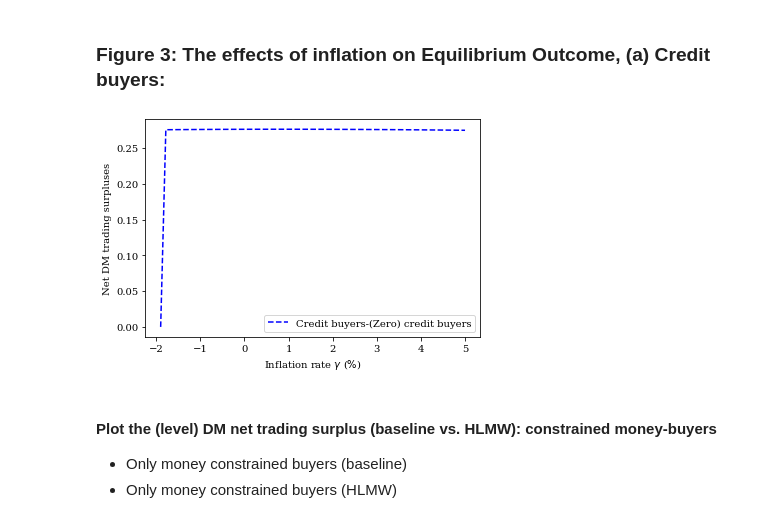
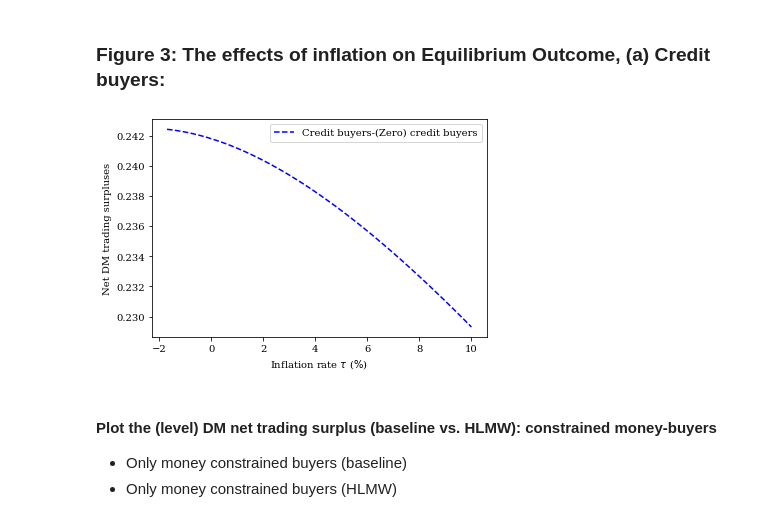
Before and after one commit to phantomachine/MARKUPEX, a Jupyter notebook: model/sme_welfare_decompose.ipynb, the cells around one changed output. Cells and saved outputs as stored; diff of their text form; code cells hidden in the pictures.

```diff
--- a/model/sme_welfare_decompose.ipynb
+++ b/model/sme_welfare_decompose.ipynb
@@ -413,5 +521,7 @@ def surplus_money_uc_func_hlmw(z, τ):
 #### Baseline
 # %%
 # Baseline
-result = model.SME_stat(0.4, 1e-3) #guess for z and i
+z_guess = 0.3
+i_guess = model.i_r+0.001
+result = model.SME_stat(z_guess, i_guess) #guess for z and i
 # %% [output]
@@ -419,5 +545,6 @@ Elapsed time of solving SME: 88.30042791366577 seconds
 # %%
-z_grid=result['allocation_grid']['zstar']
-model.τ_grid=result['allocation_grid']['istar']
+z_grid=result['allocation_grid']['zstar'][1:]
+i_grid=result['allocation_grid']['istar'][1:]
+τ_grid=model.τ_grid[1:]
 # %%
 # credit + money allocation
@@ -447,6 +574,6 @@ q_money_uc_hlmw = [Total_q_uc_func_hlmw(z,τ) for (z,τ) in zip(z_grid_hlmw, mod
 #### DM net trading surplus (baseline)
 # %%
 # credit + money
-surplus_credit = [surplus_credit_func(z,i,τ) for (z,i,τ) in zip(z_grid,model.τ_grid, model.τ_grid)]
+surplus_credit = [surplus_credit_func(z,i,τ) for (z,i,τ) in zip(z_grid,i_grid,τ_grid)]
 # %%
 # own money constrained
@@ -469,6 +596,6 @@ total_hlmw = np.array([model_hlmw.DM_utility(z,τ) for (z,τ) in zip(z_grid_hlmw
 # %%
 # String label for x-axes (below)plt.xlabel("Inflation rates (%)")
-x_string = r"Inflation rate $\gamma$ ($\%$)"
+x_string = r"Inflation rate $\tau$ ($\%$)"
 # %% [markdown]
 ### Figure 3: The effects of inflation on Equilibrium Outcome, (d) Total trading surpluses:
 # %%
@@ -500,17 +629,17 @@ plt.show()
 # %% [markdown]
 ### Figure 3: The effects of inflation on Equilibrium Outcome, (a) Credit buyers:
 # %%
-plt.plot(model_hlmw.τ_grid*100, np.array(surplus_credit),
+plt.plot(τ_grid*100, np.array(surplus_credit),
             '--',
             label='Credit buyers-(Zero) credit buyers',color="blue")
 plt.ylabel("Net DM trading surpluses")
 plt.xlabel(x_string)
 #plt.xlim(-0.5,8)
 plt.legend()
 plt.savefig("surplus-credit-buyers.png", bbox_inches='tight', pad_inches=0.05)
 plt.show()
 # %% [output]
-[figure, old version]
+[figure, new version]
 # %% [markdown]
 #### Plot the (level) DM net trading surplus (baseline vs. HLMW): constrained money-buyers
 * Only money constrained buyers (baseline)
```
Also changed, not shown: parts of 32 cells of this notebook, 12 other files.
